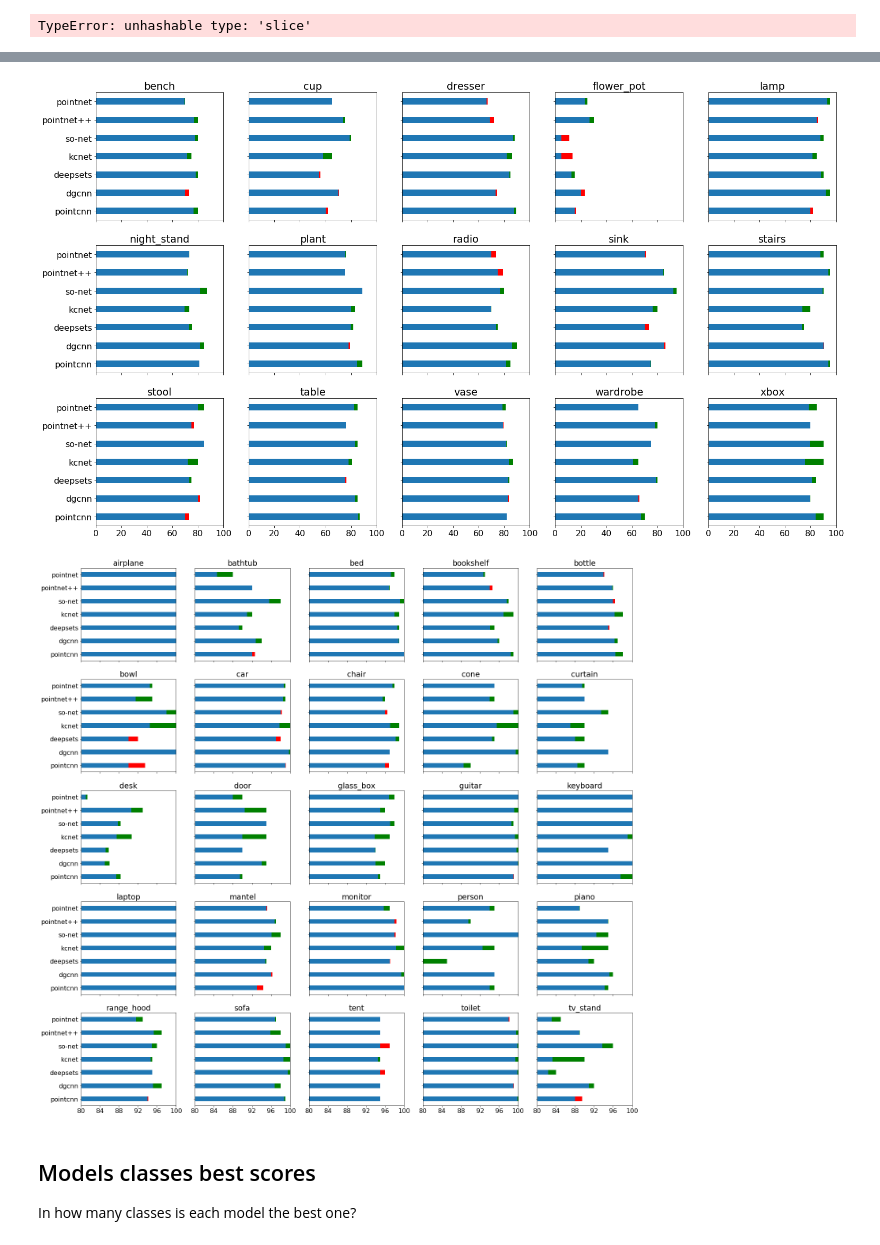
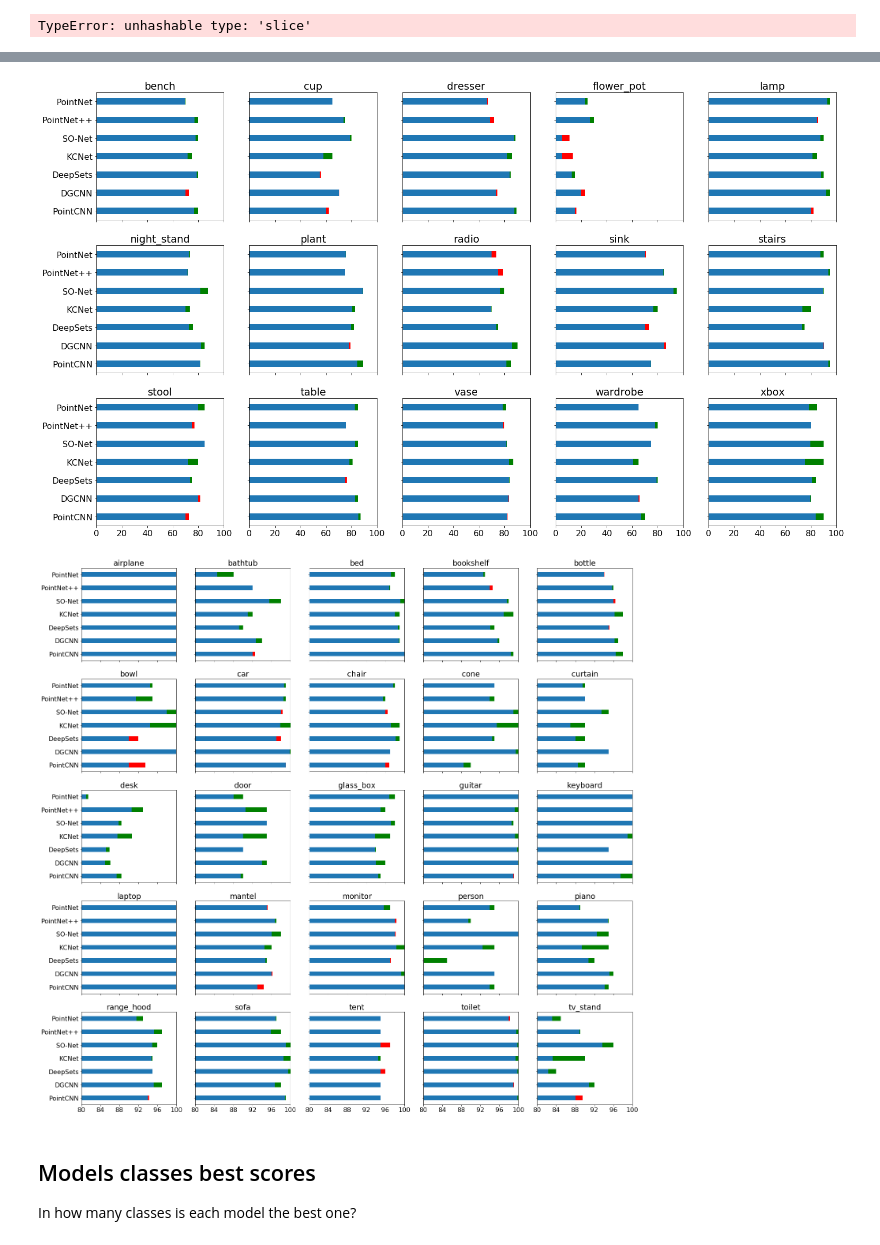
Before and after one commit to dkoguciuk/ensemble_learning_for_point_clouds, a Jupyter notebook: analysis.ipynb, the cells around one changed output, grey strips where cells are left out. Saved outputs shown, nothing was run; the diff lists cells and outputs as text; code cells hidden in the pictures.

```diff
--- a/analysis.ipynb
+++ b/analysis.ipynb
@@ -21,6 +21,7 @@ For every model there are 2 files generated in numpy binary format:
 # %%
 # Base models
 BASE_MODELS = ['pointnet', 'pointnet++', 'so-net', 'kcnet', 'deepsets', 'dgcnn', 'pointcnn']
+BASE_MODELS_ALIASES = ['PointNet', 'PointNet++', 'SO-Net', 'KCNet', 'DeepSets', 'DGCNN', 'PointCNN']
 SONET_BAGGING_MODELS = ['so-net_sz_01', 'so-net_sz_02', 'so-net_sz_03', 'so-net_sz_04', 'so-net_sz_05', 'so-net_sz_06',
                         'so-net_sz_07', 'so-net_sz_08', 'so-net_sz_09', 'so-net_bagging']
 SONET_CONST_MODELS = ['so-net_TTT', 'so-net_FFT', 'so-net_FTF', 'so-net_TFF', 'so-net_TTF', 'so-net_TFT', 'so-net_FTT']
@@ -469,7 +479,7 @@ def draw_class_accs(acc_classes_list, y_lim):
     num_cols = 5
     num_rows = int(len(acc_classes_list) / num_cols)
     f, axes = plt.subplots(num_rows, num_cols, sharey=True, sharex=True, figsize=(25, 5 * num_rows))
-    plt.setp(axes, xticks=ind, xticklabels=BASE_MODELS, yticks=range(y_lim[0],y_lim[1] + 1, int((y_lim[1]-y_lim[0])/5)))
+    plt.setp(axes, xticks=ind, xticklabels=BASE_MODELS_ALIASES, yticks=range(y_lim[0],y_lim[1] + 1, int((y_lim[1]-y_lim[0])/5)))
 
     for c in range(num_cols):
         for r in range(num_rows):
@@ -504,38 +514,38 @@ f.savefig('class_accuracy_2.png', bbox_inches='tight')
 # %%
 def draw_class_accs_horizontal(acc_classes_list, y_lim):
     ind = np.arange(len(BASE_MODELS))    # the x locations for the groups
     width = 0.35       # the width of the bars: can also be len(x) sequence
 
     num_cols = 5
     num_rows = int(len(acc_classes_list) / num_cols)
     f, axes = plt.subplots(num_rows, num_cols, sharey=True, sharex=True, figsize=(25, 5 * num_rows))
-    plt.setp(axes, yticks=ind, yticklabels=np.flip(BASE_MODELS), xticks=range(y_lim[0],y_lim[1] + 1, int((y_lim[1]-y_lim[0])/5)))
+    plt.setp(axes, yticks=ind, yticklabels=np.flip(BASE_MODELS_ALIASES), xticks=range(y_lim[0],y_lim[1] + 1, int((y_lim[1]-y_lim[0])/5)))
 
     for c in range(num_cols):
         for r in range(num_rows):
             tmp_idx = c + num_cols * r
             idx = acc_classes_list[tmp_idx][1]
             class_plain_mean = [100 * acc_stats_base_models[x][1]['class_accs'][idx]['mean'] for x in BASE_MODELS]
             class_ensemble_mean = [100 * acc_stats_base_models[x][10]['class_accs'][idx]['mean'] for x in BASE_MODELS]
             diff = [class_ensemble_mean[x] - class_plain_mean[x] for x in range(len(class_plain_mean))]
             diff_up = [x if x > 0 else 0 for x in diff]
             diff_down = [x if x < 0 else 0 for x in diff]
             axes[r][c].barh(ind, np.flip(class_plain_mean), width, label='Plain')
             axes[r][c].barh(ind, np.flip(diff_up), width, left=np.flip(class_plain_mean), label='Diff', color='g')
             axes[r][c].barh(ind, np.flip(diff_down), width, left=np.flip(class_plain_mean), label='Diff', color='r')
             axes[r][c].set_title(CLASS_NAMES[idx])
             axes[r][c].set_xlim(y_lim)
     return f
 
 f = draw_class_accs_horizontal(low_acc_classes, [0, 100])
-f.savefig('class_accuracy_1.png', bbox_inches='tight')
+f.savefig('images/class_accuracy_1.png', bbox_inches='tight')
 # %% [output]
-[figure, old version]
+[figure, new version]
 # %%
 f = draw_class_accs_horizontal(high_acc_classes, [80, 100])
-f.savefig('class_accuracy_2.png', bbox_inches='tight')
+f.savefig('images/class_accuracy_2.png', bbox_inches='tight')
 # %% [output]
-[figure, old version]
+[figure, new version]
 # %% [markdown]
 ## Models classes best scores
 In how many classes is each model the best one?
```
Also changed, not shown: parts of 8 cells of this notebook, 13 other files.
